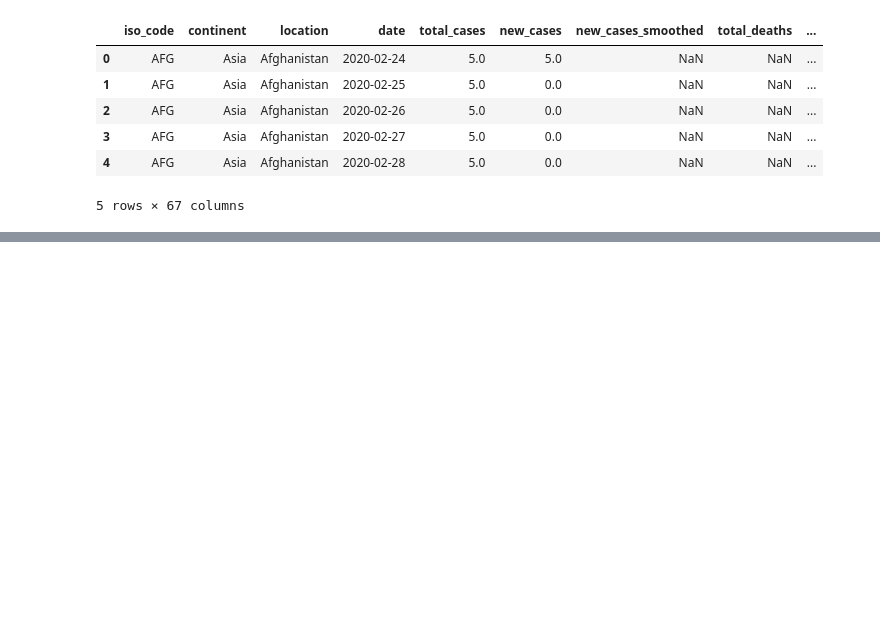
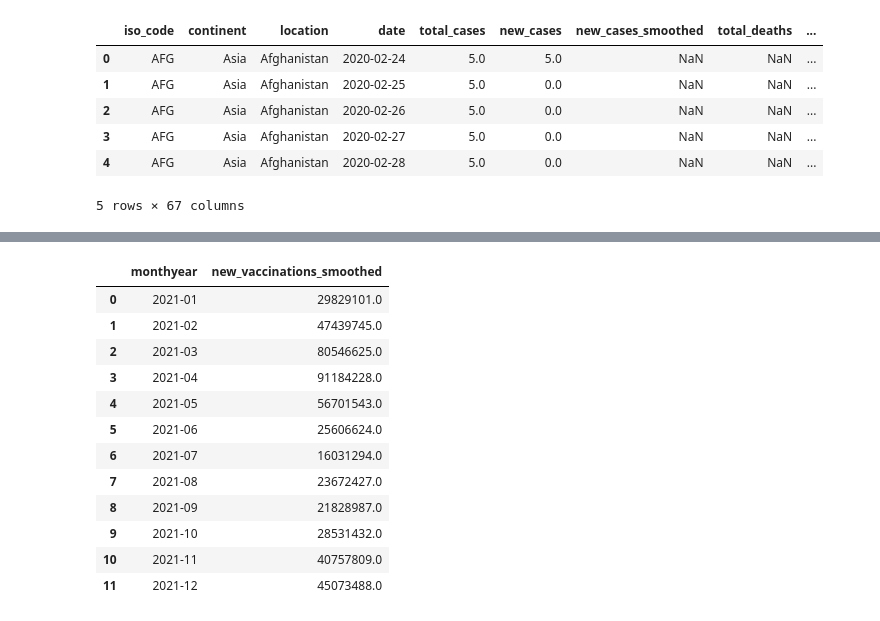
Before and after one commit to jeaniewwu/project--01-new-, a Jupyter notebook: Covid_data.ipynb, the cells around one changed output, grey strips where cells are left out. Saved outputs shown, nothing was run; the diff lists cells and outputs as text; code cells hidden in the pictures; blank space fills up the shorter version.

```diff
--- a/Covid_data.ipynb
+++ b/Covid_data.ipynb
@@ -79,0 +85,19 @@ plt.show()
+# %%
+#Caculate sum of total vaccinations by month-year using groupby
+covidUS21Vaccine_df = covidUS21_df.groupby(covid_df["monthyear"]).new_vaccinations_smoothed.sum()
+
+covidUS21Vaccine_df.reset_index()
+# %% [output]
+|  | monthyear | new_vaccinations_smoothed |
+| 0 | 2021-01 | 29829101.0 |
+| 1 | 2021-02 | 47439745.0 |
+| 2 | 2021-03 | 80546625.0 |
+| 3 | 2021-04 | 91184228.0 |
+| 4 | 2021-05 | 56701543.0 |
+| 5 | 2021-06 | 25606624.0 |
+| 6 | 2021-07 | 16031294.0 |
+| 7 | 2021-08 | 23672427.0 |
+| 8 | 2021-09 | 21828987.0 |
+| 9 | 2021-10 | 28531432.0 |
+| 10 | 2021-11 | 40757809.0 |
+| 11 | 2021-12 | 45073488.0 |
```
Also changed, not shown: parts of 16 cells of this notebook, 5 other files.
